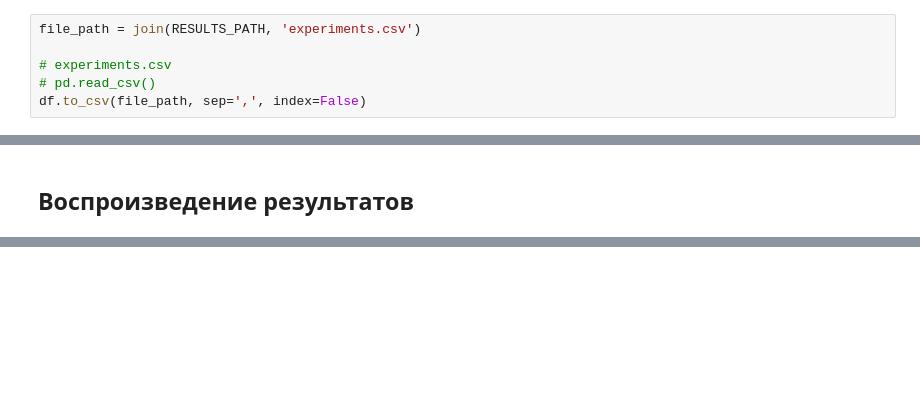
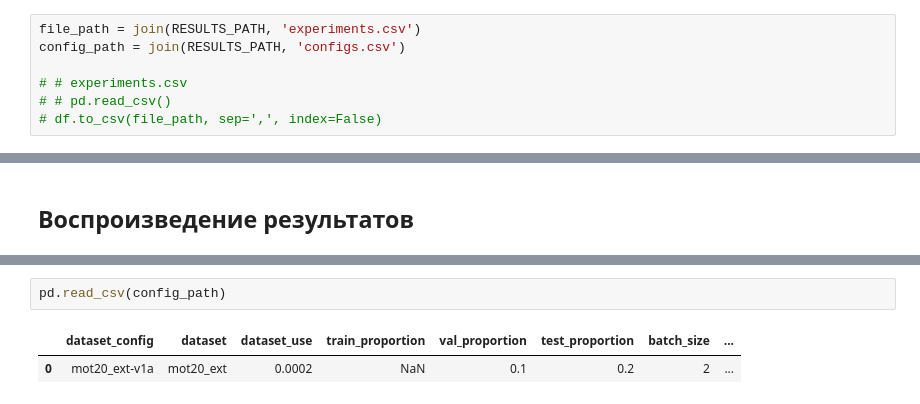
Before and after one commit to BlackKingWhitePawn/reidentification, a Jupyter notebook: logger.test.ipynb, the cells around one changed output, grey strips where cells are left out. Cells and saved outputs as stored; diff of their text form; blank space fills up the shorter version.

```diff
--- a/logger.test.ipynb
+++ b/logger.test.ipynb
@@ -69,8 +81,9 @@ dataset_config            object
 dtype: object
 # %%
 file_path = join(RESULTS_PATH, 'experiments.csv')
+config_path = join(RESULTS_PATH, 'configs.csv')
 
-# experiments.csv
-# pd.read_csv()
-df.to_csv(file_path, sep=',', index=False)
+# # experiments.csv
+# # pd.read_csv()
+# df.to_csv(file_path, sep=',', index=False)
 # %%
@@ -306,0 +368,5 @@ a = [1.1, 1.2, 1.3]
+# %%
+pd.read_csv(config_path)
+# %% [output]
+|  | dataset_config | dataset | dataset_use | train_proportion | val_proportion | test_proportion | batch_size | ... |
+| 0 | mot20_ext-v1a | mot20_ext | 0.0002 | NaN | 0.1 | 0.2 | 2 | ... |
```
Also changed, not shown: parts of 18 cells of this notebook, 8 other files.
